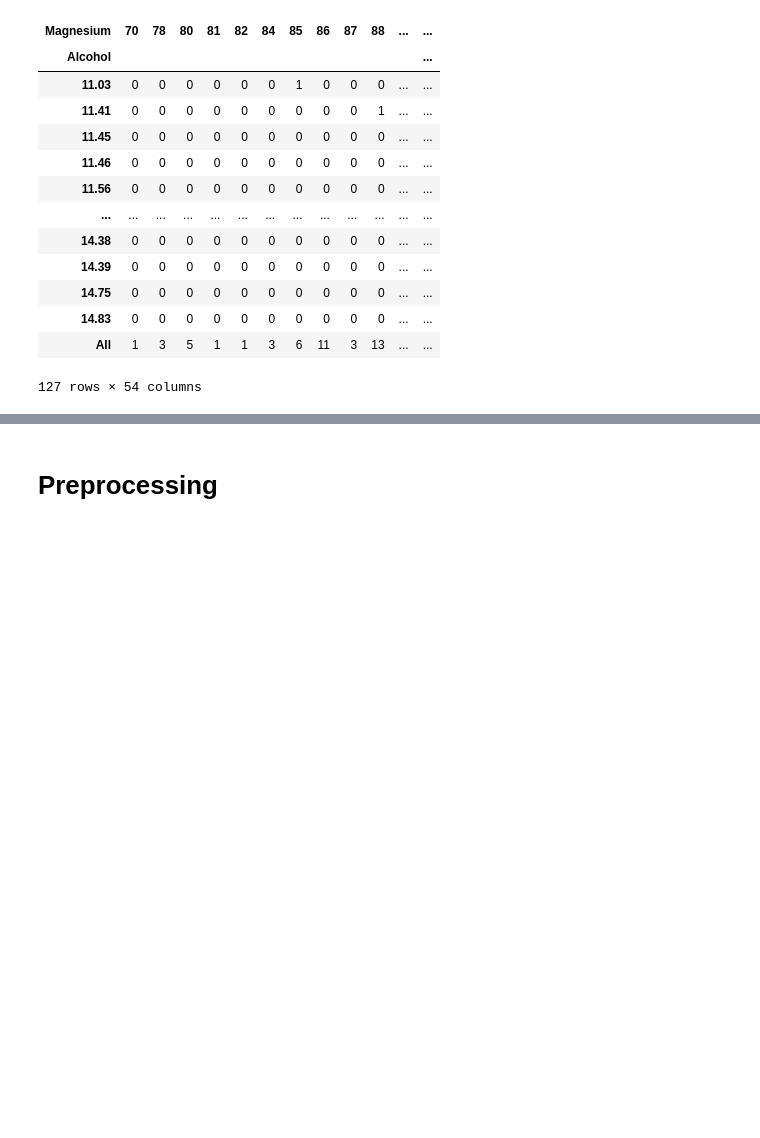
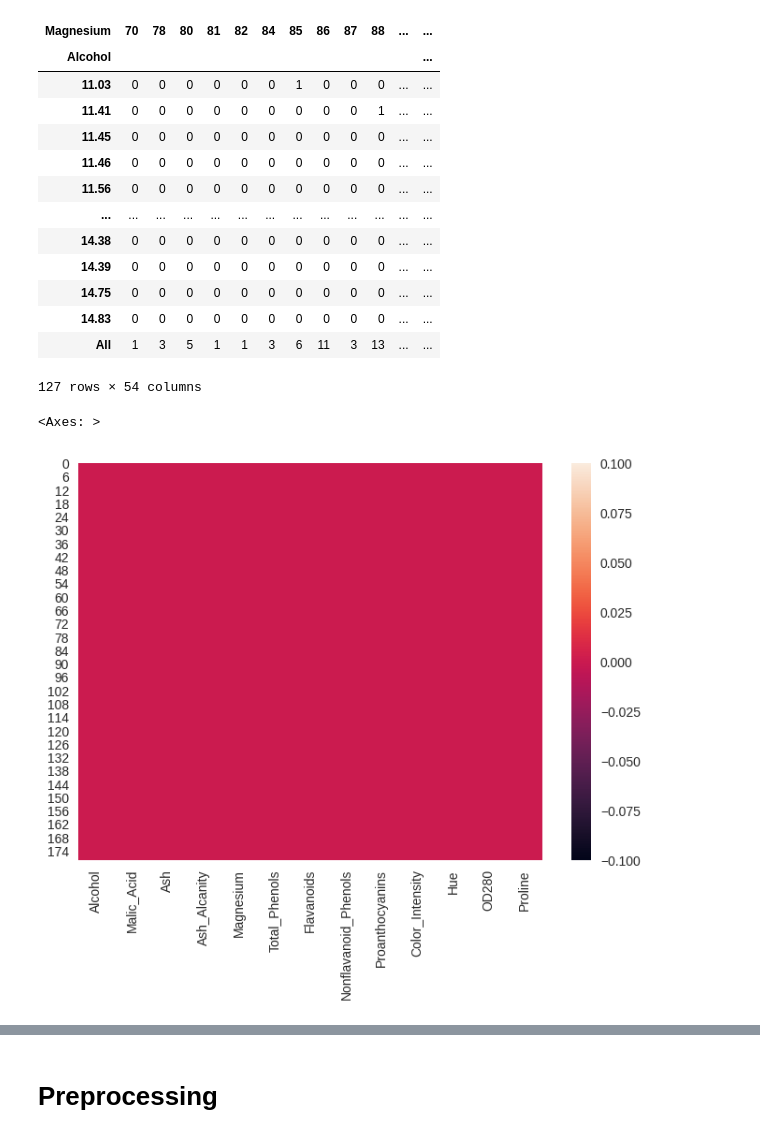
Before and after one commit to debrinaazzahra11/wine-clustering, a Jupyter notebook: UAS_ML1_211351155_Debrina_Azzahra.ipynb, the cells around one changed output, grey strips where cells are left out. Saved outputs shown, nothing was run; the diff lists cells and outputs as text; code cells hidden in the pictures; blank space fills up the shorter version.

```diff
--- a/UAS_ML1_211351155_Debrina_Azzahra.ipynb
+++ b/UAS_ML1_211351155_Debrina_Azzahra.ipynb
@@ -161,3 +164,8 @@ pd.crosstab(df["Alcohol"],df["Magnesium"], margins=True)
 | 14.83 | 0 | 0 | 0 | 0 | 0 | 0 | 0 | 0 | 0 | 0 | ... | ... |
 | All | 1 | 3 | 5 | 1 | 1 | 3 | 6 | 11 | 3 | 13 | ... | ... |
 127 rows × 54 columns
+# %%
+sns.heatmap(df.isnull())
+# %% [output]
+<Axes: >
+[figure, added]
```
Also changed, not shown: parts of 13 cells of this notebook.
